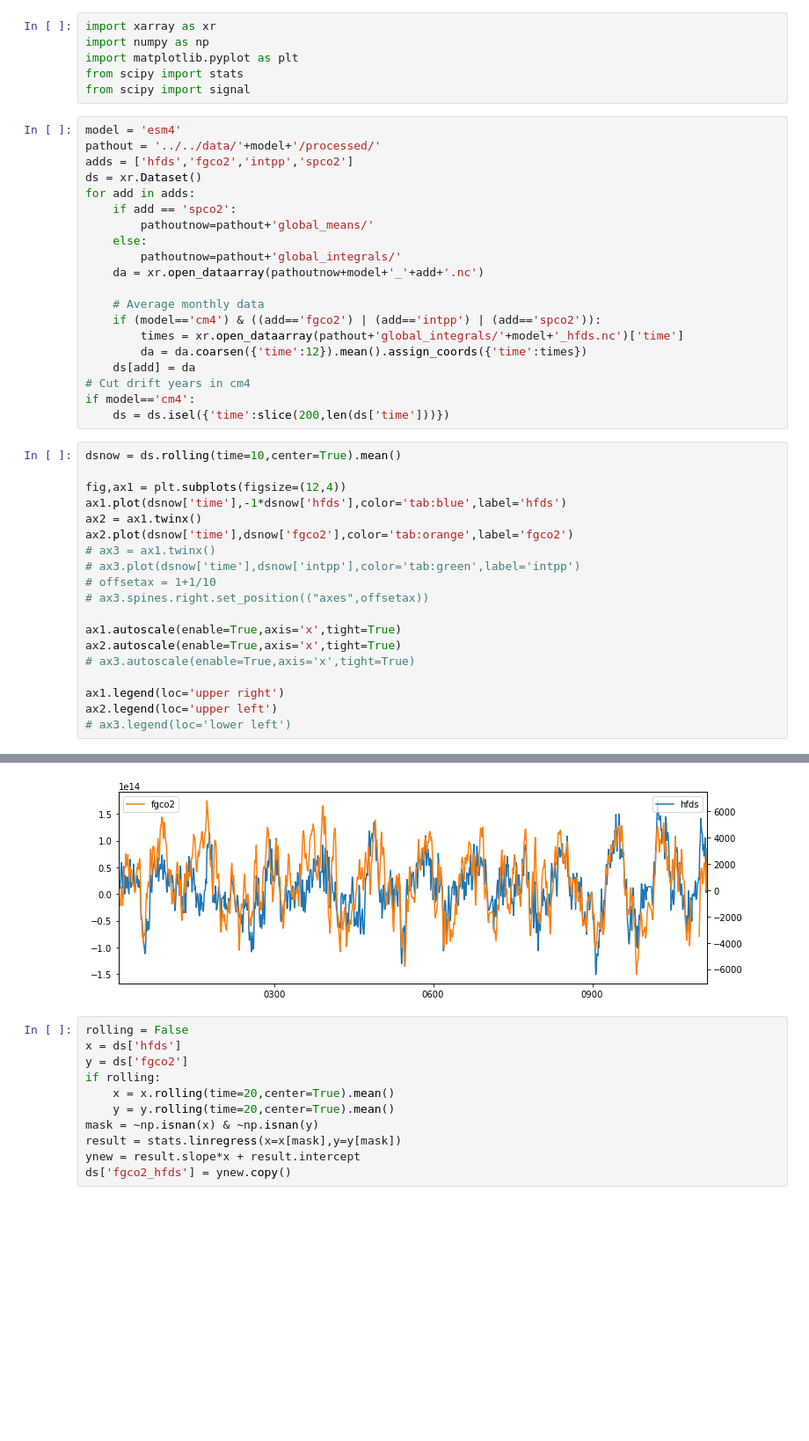
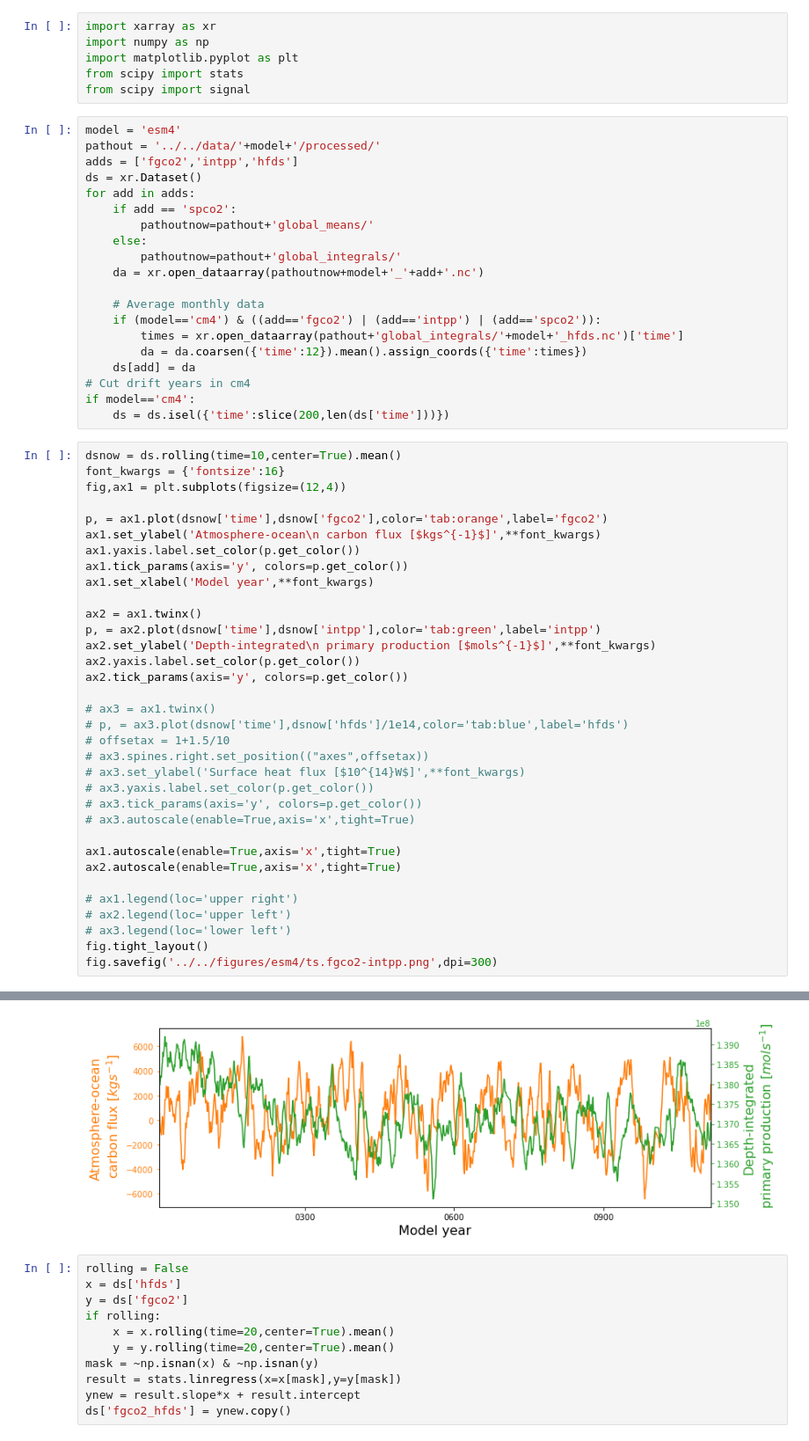
Before and after one commit to gmacgilchrist/bio-pump-timescales, a Jupyter notebook: notebooks/esm4/draw_integrals.ipynb, the cells around one changed output, grey strips where cells are left out. Shown: that part at 88% size. Saved outputs shown, nothing was run; the diff lists cells and outputs as text; blank space fills up the shorter version.

```diff
--- a/notebooks/esm4/draw_integrals.ipynb
+++ b/notebooks/esm4/draw_integrals.ipynb
@@ -7,7 +7,7 @@ from scipy import signal
 # %%
 model = 'esm4'
 pathout = '../../data/'+model+'/processed/'
-adds = ['hfds','fgco2','intpp','spco2']
+adds = ['fgco2','intpp','hfds']
 ds = xr.Dataset()
 for add in adds:
     if add == 'spco2':
@@ -26,21 +26,36 @@ if model=='cm4':
     ds = ds.isel({'time':slice(200,len(ds['time']))})
 # %%
 dsnow = ds.rolling(time=10,center=True).mean()
+font_kwargs = {'fontsize':16}
+fig,ax1 = plt.subplots(figsize=(12,4))
 
-fig,ax1 = plt.subplots(figsize=(12,4))
-ax1.plot(dsnow['time'],-1*dsnow['hfds'],color='tab:blue',label='hfds')
+p, = ax1.plot(dsnow['time'],dsnow['fgco2'],color='tab:orange',label='fgco2')
+ax1.set_ylabel('Atmosphere-ocean\n carbon flux [$kgs^{-1}$]',**font_kwargs)
+ax1.yaxis.label.set_color(p.get_color())
+ax1.tick_params(axis='y', colors=p.get_color())
+ax1.set_xlabel('Model year',**font_kwargs)
+
 ax2 = ax1.twinx()
-ax2.plot(dsnow['time'],dsnow['fgco2'],color='tab:orange',label='fgco2')
+p, = ax2.plot(dsnow['time'],dsnow['intpp'],color='tab:green',label='intpp')
+ax2.set_ylabel('Depth-integrated\n primary production [$mols^{-1}$]',**font_kwargs)
+ax2.yaxis.label.set_color(p.get_color())
+ax2.tick_params(axis='y', colors=p.get_color())
+
 # ax3 = ax1.twinx()
-# ax3.plot(dsnow['time'],dsnow['intpp'],color='tab:green',label='intpp')
-# offsetax = 1+1/10
+# p, = ax3.plot(dsnow['time'],dsnow['hfds']/1e14,color='tab:blue',label='hfds')
+# offsetax = 1+1.5/10
 # ax3.spines.right.set_position(("axes",offsetax))
+# ax3.set_ylabel('Surface heat flux [$10^{14}W$]',**font_kwargs)
+# ax3.yaxis.label.set_color(p.get_color())
+# ax3.tick_params(axis='y', colors=p.get_color())
+# ax3.autoscale(enable=True,axis='x',tight=True)
 
 ax1.autoscale(enable=True,axis='x',tight=True)
 ax2.autoscale(enable=True,axis='x',tight=True)
-# ax3.autoscale(enable=True,axis='x',tight=True)
 
-ax1.legend(loc='upper right')
-ax2.legend(loc='upper left')
+# ax1.legend(loc='upper right')
+# ax2.legend(loc='upper left')
 # ax3.legend(loc='lower left')
+fig.tight_layout()
+fig.savefig('../../figures/esm4/ts.fgco2-intpp.png',dpi=300)
 # %% [output]
@@ -48,4 +62,4 @@ ax2.legend(loc='upper left')
-[figure, old version]
+[figure, new version]
 # %%
 rolling = False
 x = ds['hfds']
```
Also changed, not shown: parts of 3 cells of this notebook, 10 other files.
